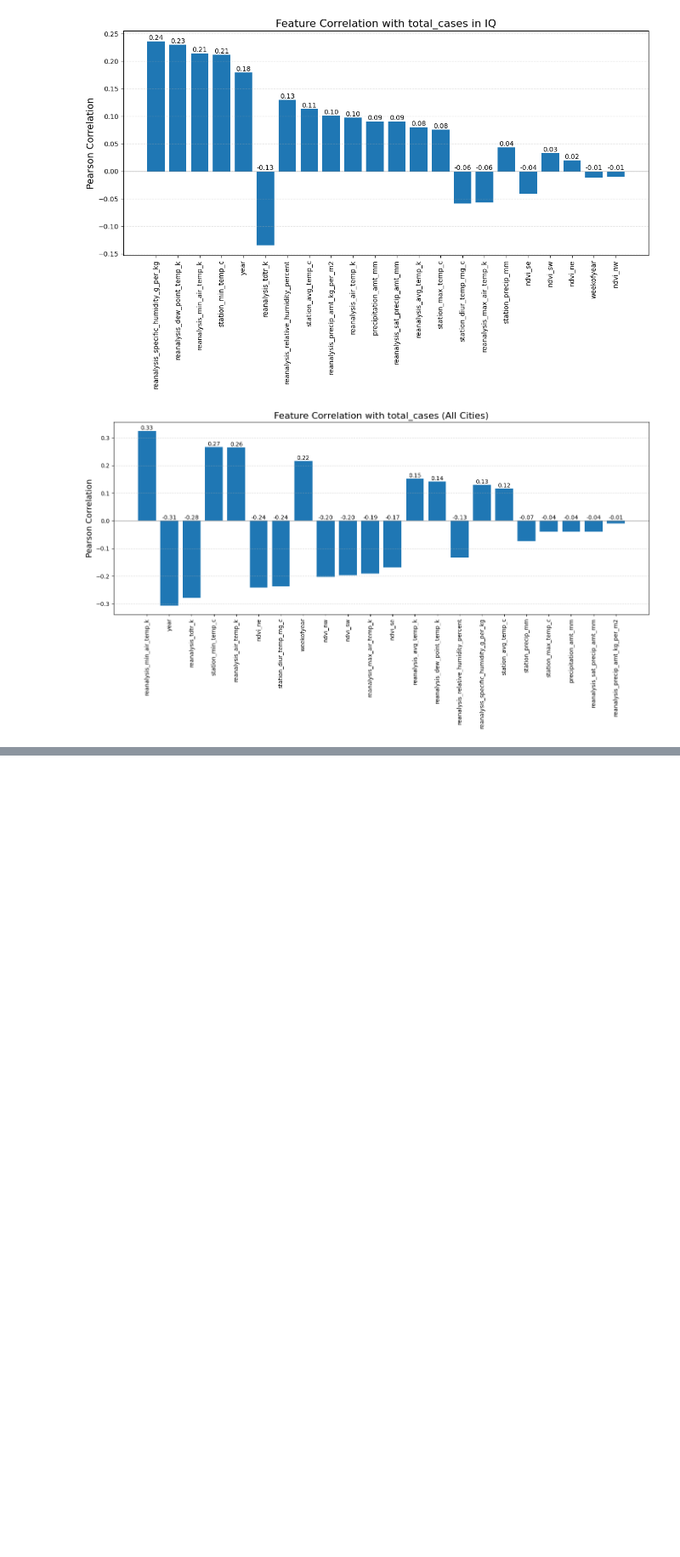
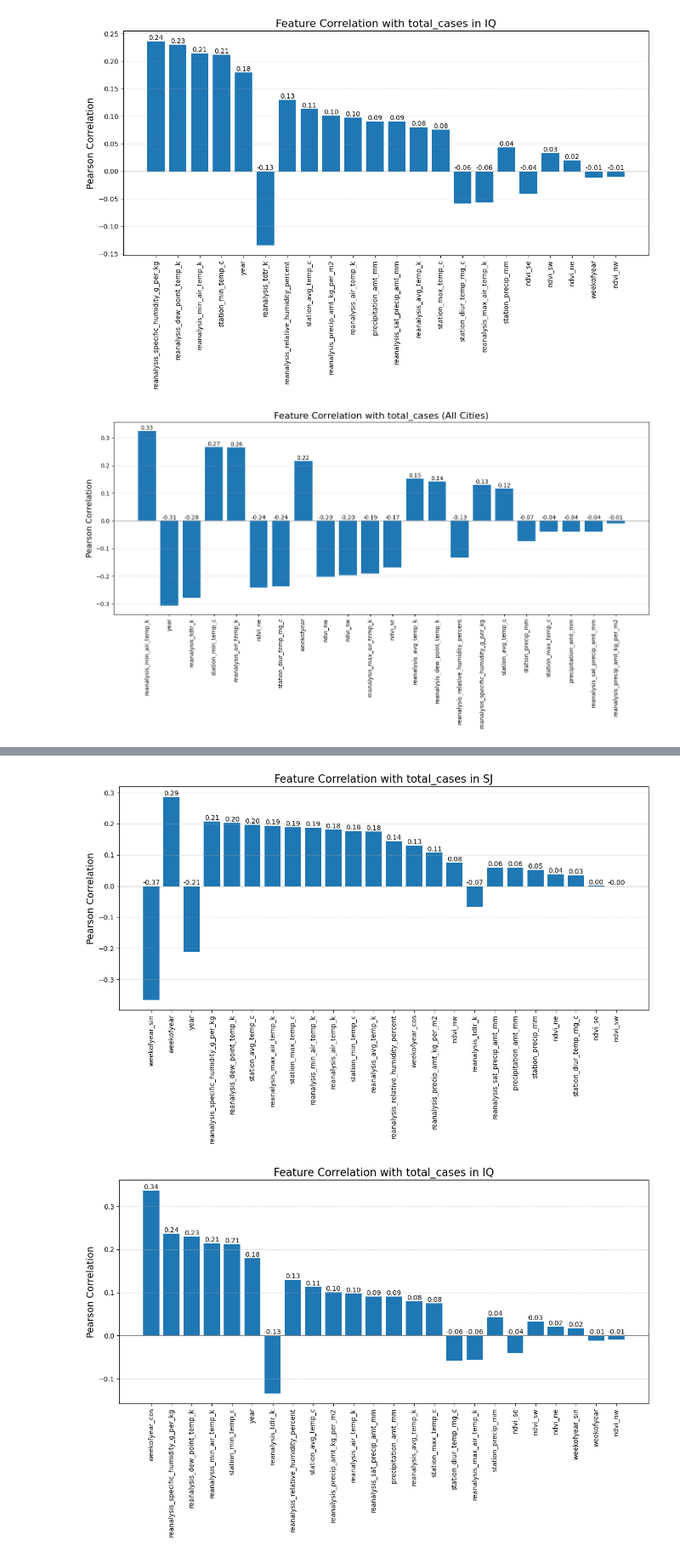
Before and after one commit to lsrodri/dsr_challenge, a Jupyter notebook: notebooks/target_analysis.ipynb, the cells around one changed output, grey strips where cells are left out. Shown at 85% size. Drawn from its saved outputs; the diff is of its cells as text; code cells hidden in the pictures; blank space fills up the shorter version.

```diff
--- a/notebooks/target_analysis.ipynb
+++ b/notebooks/target_analysis.ipynb
@@ -317,0 +395,9 @@ plt.show()
+# %%
+# 1) instantiate your transformer for the 'weekofyear' cycle
+cyclic = CyclicTransformer(column="weekofyear", period=52, drop_original=False)
+
+# 2) fit & transform your merged_df in one go
+merged_cyclic = cyclic.fit_transform(df_merged)
+
+# now merged_df has two new columns: 'weekofyear_sin' and 'weekofyear_cos'
+print(merged_cyclic.columns)
@@ -317,0 +416,38 @@ plt.show()
+# %%
+import matplotlib.pyplot as plt
+
+# List input features (exclude non-numeric/ID columns)
+exclude_cols = ['city', 'week_start_date', 'total_cases', 'cases_log1p']
+features = [
+    c for c in merged_cyclic.columns
+    if c not in exclude_cols and pd.api.types.is_numeric_dtype(merged_cyclic[c])
+]
+
+for city in merged_cyclic['city'].unique():
+    city_df = merged_cyclic[merged_cyclic['city'] == city]
+    corr = city_df[features + ['total_cases']].corr()['total_cases'].drop('total_cases')
+    corr = corr.reindex(corr.abs().sort_values(ascending=False).index)
+
+    plt.figure(figsize=(12, 8))
+    bars = plt.bar(corr.index, corr.values)
+    plt.axhline(0, color='grey', linewidth=0.8)
+    plt.xticks(rotation=90)
+    plt.title(f'Feature Correlation with total_cases in {city.upper()}', fontsize=16)
+    plt.ylabel('Pearson Correlation', fontsize=14)
+    plt.grid(axis='y', linestyle='--', alpha=0.5)
+
+    # Annotate each bar with its value
+    for bar in bars:
+        h = bar.get_height()
+        plt.text(
+            bar.get_x() + bar.get_width() / 2,    # x = center of bar
+            h if h >= 0 else 0,                   # y = top of bar (or 0 for negatives)
+            f'{h:.2f}',                          # text = correlation
+            ha='center', va='bottom', fontsize=10
+        )
+
+    plt.tight_layout()
+    plt.show()
+# %% [output]
+[figure, added]
+[figure, added]
```
Also changed, not shown: parts of 3 cells of this notebook, 2 other files.
